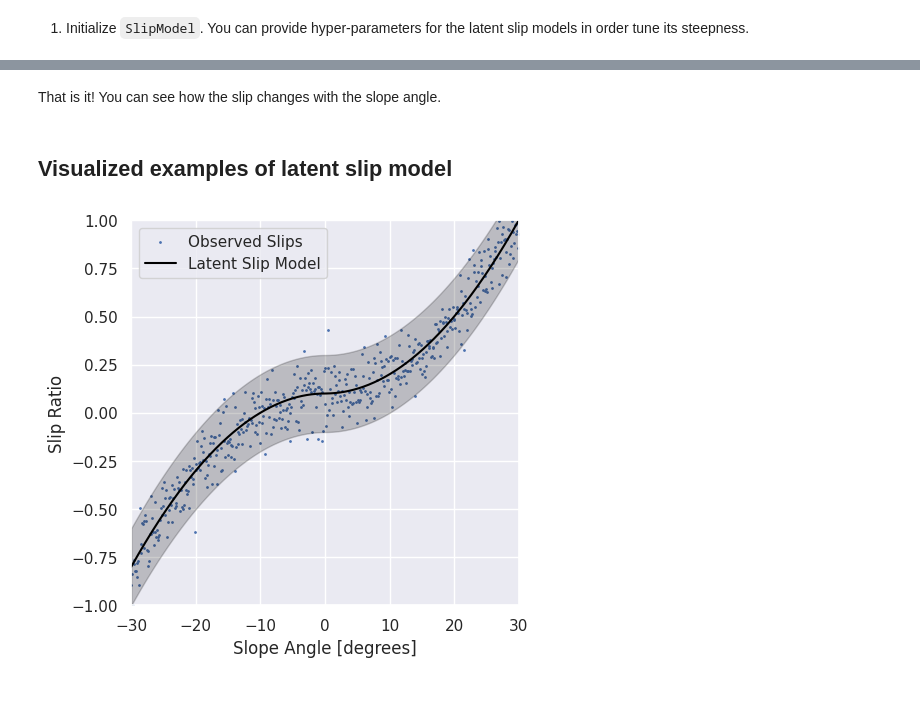
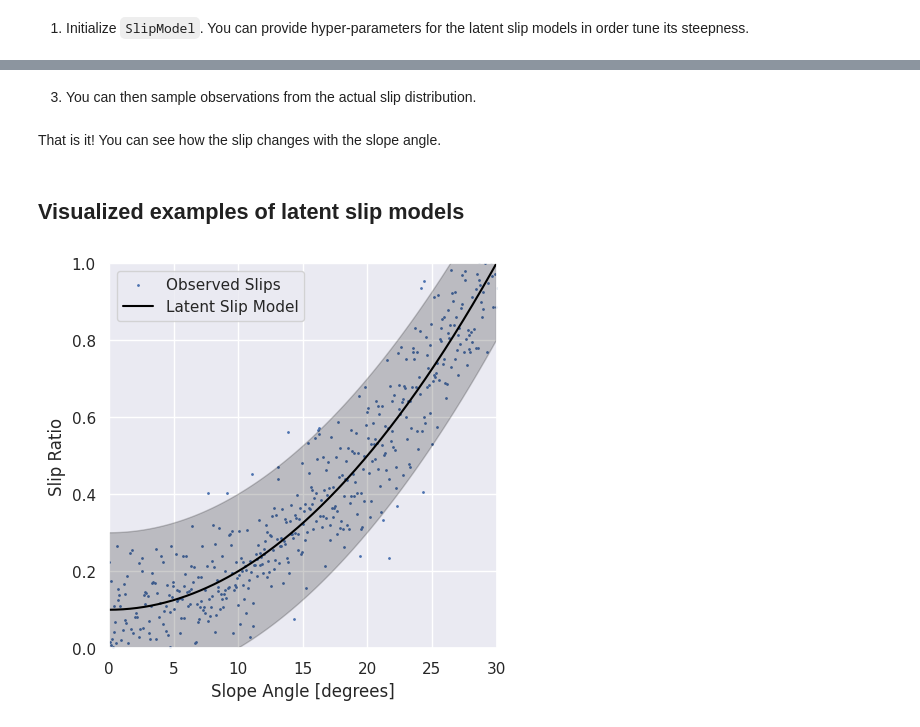
Before and after one commit to masafumiendo/benchnav, a Jupyter notebook: notebooks/tutorial_no1_environments.ipynb, the cells around one changed output, grey strips where cells are left out. Cells and saved outputs as stored; diff of their text form; code cells hidden in the pictures; blank space fills up the shorter version.

```diff
--- a/notebooks/tutorial_no1_environments.ipynb
+++ b/notebooks/tutorial_no1_environments.ipynb
@@ -110,42 +115,46 @@ model = SlipModel(
 # %%
-phis = torch.linspace(-30, 30, 500).to(device)  # slope angles from -30 to 30 degrees
-slips = model.observe_slip(phis)  # observe slip for the given slope angles
+phis = torch.linspace(0, 30, 500).to(device)  # slope angles from 0 to 30 degrees
+slip_dist = model.model_distribution(phis)  # slip distribution for the given slope angles
+# %% [markdown]
+3. You can then sample observations from the actual slip distribution.
+# %%
+slips = slip_dist.sample()  # sample slip values for each slope angle
 # %% [markdown]
 That is it! You can see how the slip changes with the slope angle.
 # %% [markdown]
-## Visualized examples of latent slip model
+## Visualized examples of latent slip models
 # %%
 # retrieve noise-free slip model
-reference_slips = model.latent_model(phis)
+mean_slip = slip_dist.mean
 # retrieve noise scales for the given slope angles
-noise_scales = model.noise_model(phis)
-lowers = reference_slips - noise_scales * 2
-uppers = reference_slips + noise_scales * 2
+std_slip = slip_dist.stddev
+lowers = mean_slip - 2 * std_slip  # lower bounds
+uppers = mean_slip + 2 * std_slip  # upper bounds
 
 # plot slip model
 fig, ax = plt.subplots(1, 1, figsize=(5, 5))
 
 ax.scatter(phis.cpu().numpy(), slips.cpu().numpy(), s=1, label="Observed Slips")
 ax.plot(
     phis.cpu().numpy(),
-    reference_slips.cpu().numpy(),
+    mean_slip.cpu().numpy(),
     label="Latent Slip Model",
     color="black",
 )
 ax.fill_between(
     phis.cpu().numpy(),
     lowers.cpu().numpy(),
     uppers.cpu().numpy(),
     alpha=0.2,
     color="black",
 )
 ax.set_xlabel("Slope Angle [degrees]")
 ax.set_ylabel("Slip Ratio")
-ax.set_xlim(-30, 30)
-ax.set_ylim(-1, 1)
+ax.set_xlim(0, 30)
+ax.set_ylim(0, 1)
 ax.grid(True)
 ax.legend()
 
 plt.show()
 # %% [output]
-[figure, old version]
+[figure, new version]
```
Also changed, not shown: parts of 16 cells of this notebook, 5 other files.
